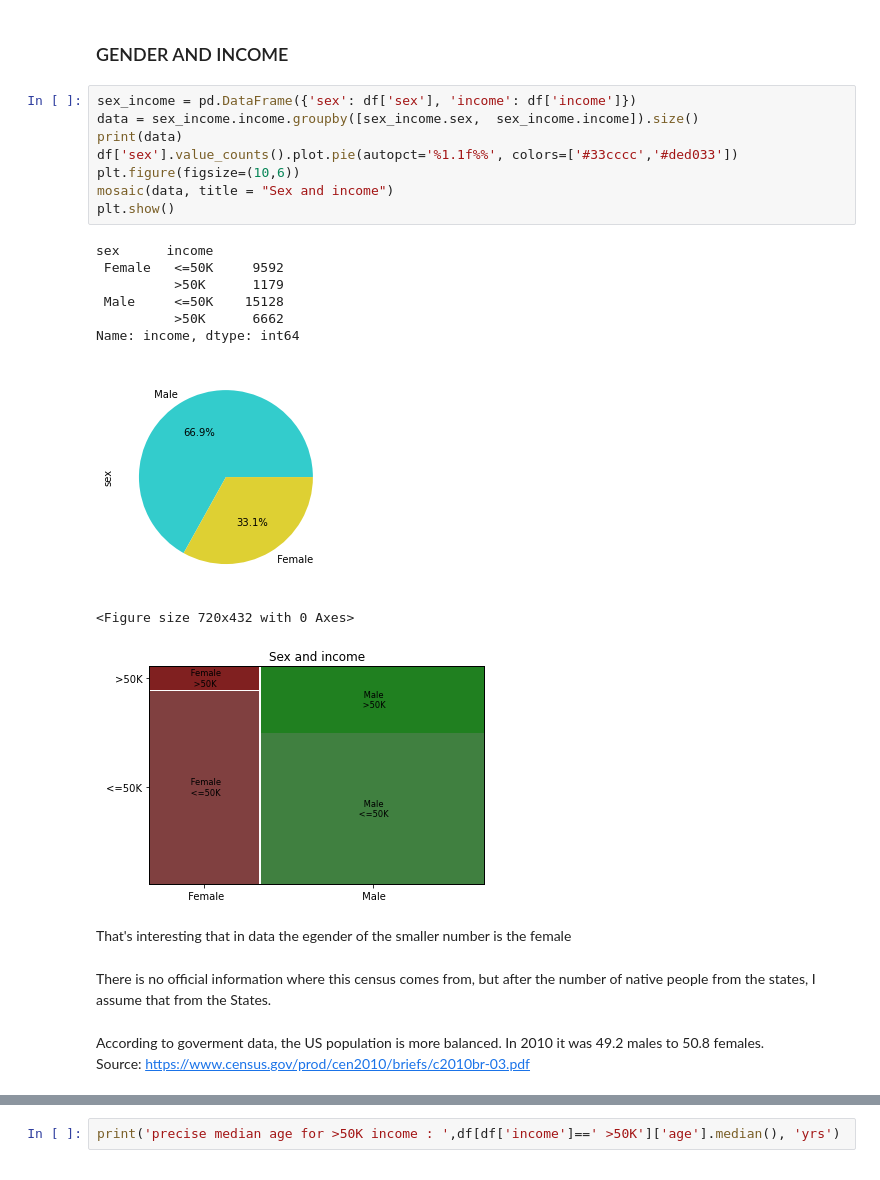
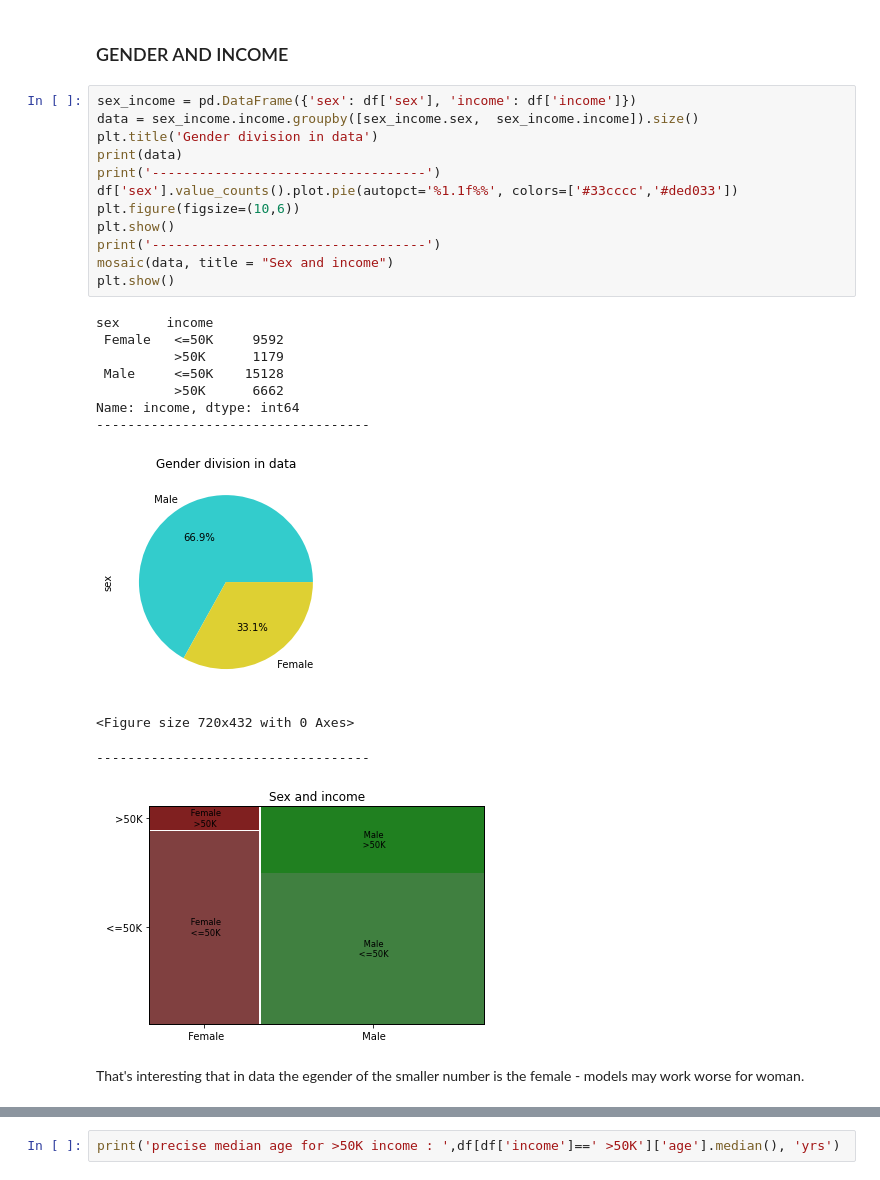
Before and after one commit to agomolka/AdultIncomeAnalysis, a Jupyter notebook: Adult_income_analysis.ipynb, the cells around one changed output, grey strips where cells are left out. Cells and saved outputs as stored; diff of their text form.

```diff
--- a/Adult_income_analysis.ipynb
+++ b/Adult_income_analysis.ipynb
@@ -64,27 +65,28 @@ Name: native-country, dtype: int64
 # %%
 sex_income = pd.DataFrame({'sex': df['sex'], 'income': df['income']})
 data = sex_income.income.groupby([sex_income.sex,  sex_income.income]).size()
+plt.title('Gender division in data')
 print(data)
+print('-----------------------------------')
 df['sex'].value_counts().plot.pie(autopct='%1.1f%%', colors=['#33cccc','#ded033'])
 plt.figure(figsize=(10,6))
+plt.show()
+print('-----------------------------------')
 mosaic(data, title = "Sex and income")
 plt.show()
 # %% [output]
 sex      income
  Female   <=50K     9592
           >50K      1179
  Male     <=50K    15128
           >50K      6662
 Name: income, dtype: int64
+-----------------------------------
-[figure, old version]
+[figure, new version]
 <Figure size 720x432 with 0 Axes>
+-----------------------------------
 [figure]
 # %% [markdown]
-That's interesting that in data the egender of the smaller number is the female
+That's interesting that in data the egender of the smaller number is the female - models may work worse for woman.
-# %% [markdown]
-There is no official information where this census comes from, but after the number of native people from the states, I assume that from the States.
-# %% [markdown]
-According to goverment data, the US population is more balanced. In 2010 it was 49.2 males to 50.8 females.<br>
-Source: https://www.census.gov/prod/cen2010/briefs/c2010br-03.pdf
 # %%
 sns.catplot(x='income', y='age', kind="box", data=df)
```
Also changed, not shown: parts of 11 cells of this notebook.
